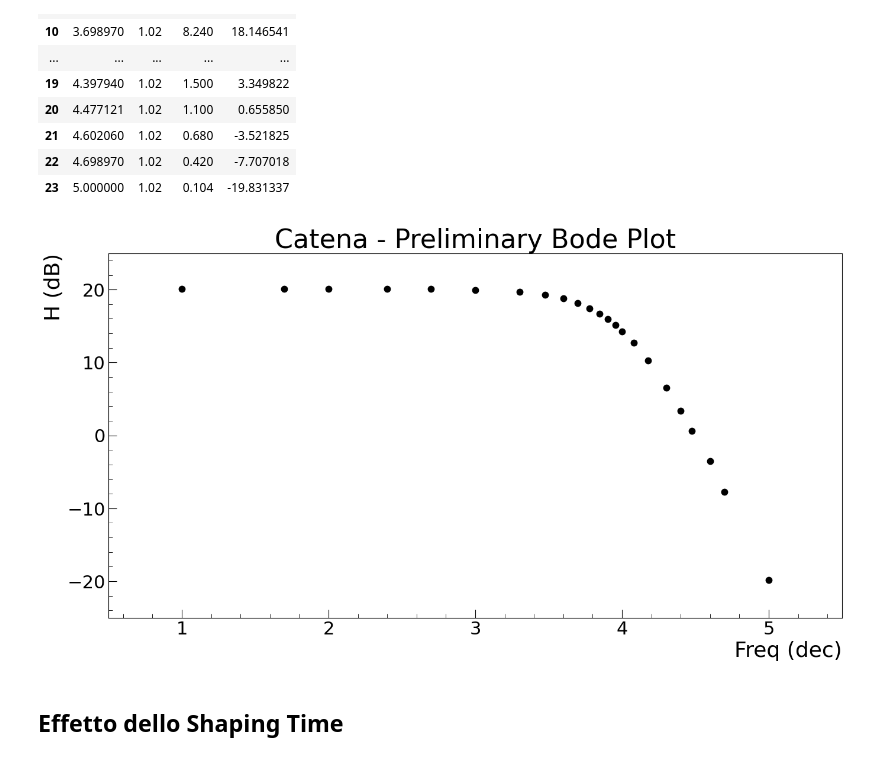
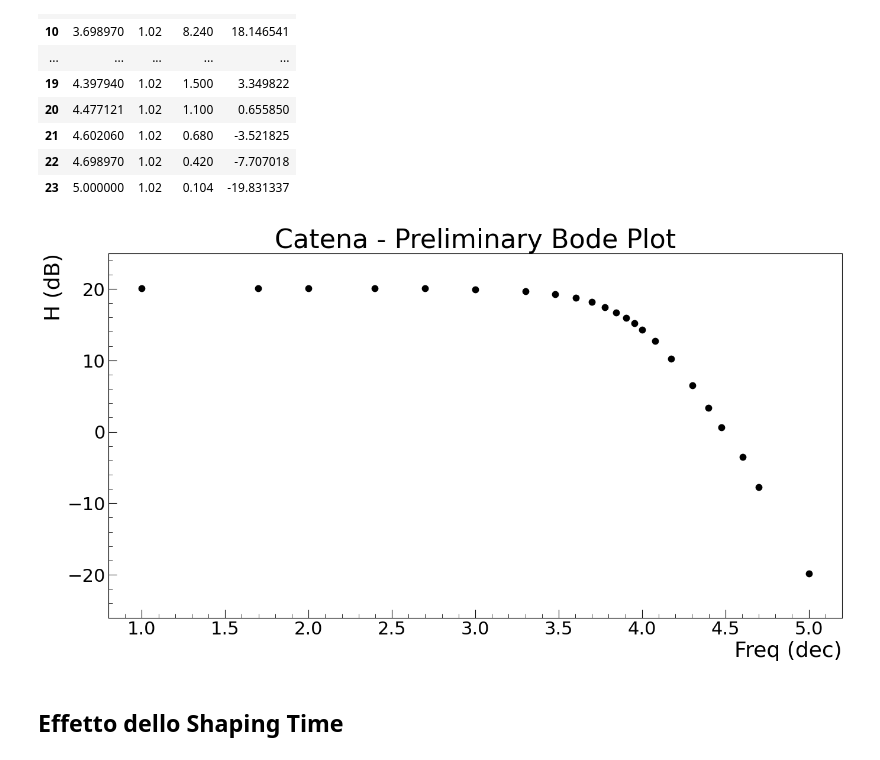
Before and after one commit to niklai99/physics_laboratory_2020_2021, a Jupyter notebook: CATENA ELETTRONICA/Python/InLab.ipynb, the cells around one changed output. Drawn from its saved outputs; the diff is of its cells as text; code cells hidden in the pictures.

```diff
--- a/CATENA ELETTRONICA/Python/InLab.ipynb
+++ b/CATENA ELETTRONICA/Python/InLab.ipynb
@@ -554,35 +561,35 @@ data
 # %%
 # FIG SETTINGS AND AXES
 fig = plt.figure(figsize=(16,8))
 ax1 = fig.add_subplot(1, 1, 1)
 
 # PLOT DATA
 ax1.plot(data['f'], data['T'], color = '#000000', linewidth = 0, marker = '.', markersize = 15, label = 'Data')
 
 # PLOT TITLE
 ax1.set_title('Catena - Preliminary Bode Plot', fontsize = 32)
 
 # AXIS LABELS
 ax1.set_xlabel('Freq (dec)', fontsize = 26, loc = 'right')
 ax1.set_ylabel('H (dB)', fontsize = 26, loc = 'top')
 
 # AXIS TICKS
 ax1.tick_params(axis = 'both', which = 'major', labelsize = 22, direction = 'in', length = 10)
 ax1.tick_params(axis = 'both', which = 'minor', labelsize = 22, direction = 'in', length = 5)
 ax1.set_xticks(ticks = ax1.get_xticks(), minor = True)
 ax1.set_yticks(ticks = ax1.get_yticks(), minor = True)
 ax1.minorticks_on()
 
 # PLOT RANGE
-#ax1.set_xlim(left = 1.5, right = 6.2)
-#ax1.set_ylim(bottom = -48, top = 0)
+ax1.set_xlim(left = 0.8, right = 5.2)
+ax1.set_ylim(bottom = -26, top = 25)
 
 # SAVE FIGURE
-#fig.savefig('../Logbook/.png', dpi = 300)
+#fig.savefig('../Logbook/catena_bode_plot.png', dpi = 300, facecolor = 'white')
 
 plt.show()
 # %% [output]
-[figure, old version]
+[figure, new version]
 # %% [markdown]
 ## Effetto dello Shaping Time
 # %%
```
Also changed, not shown: parts of 4 cells of this notebook, 8 other files.
